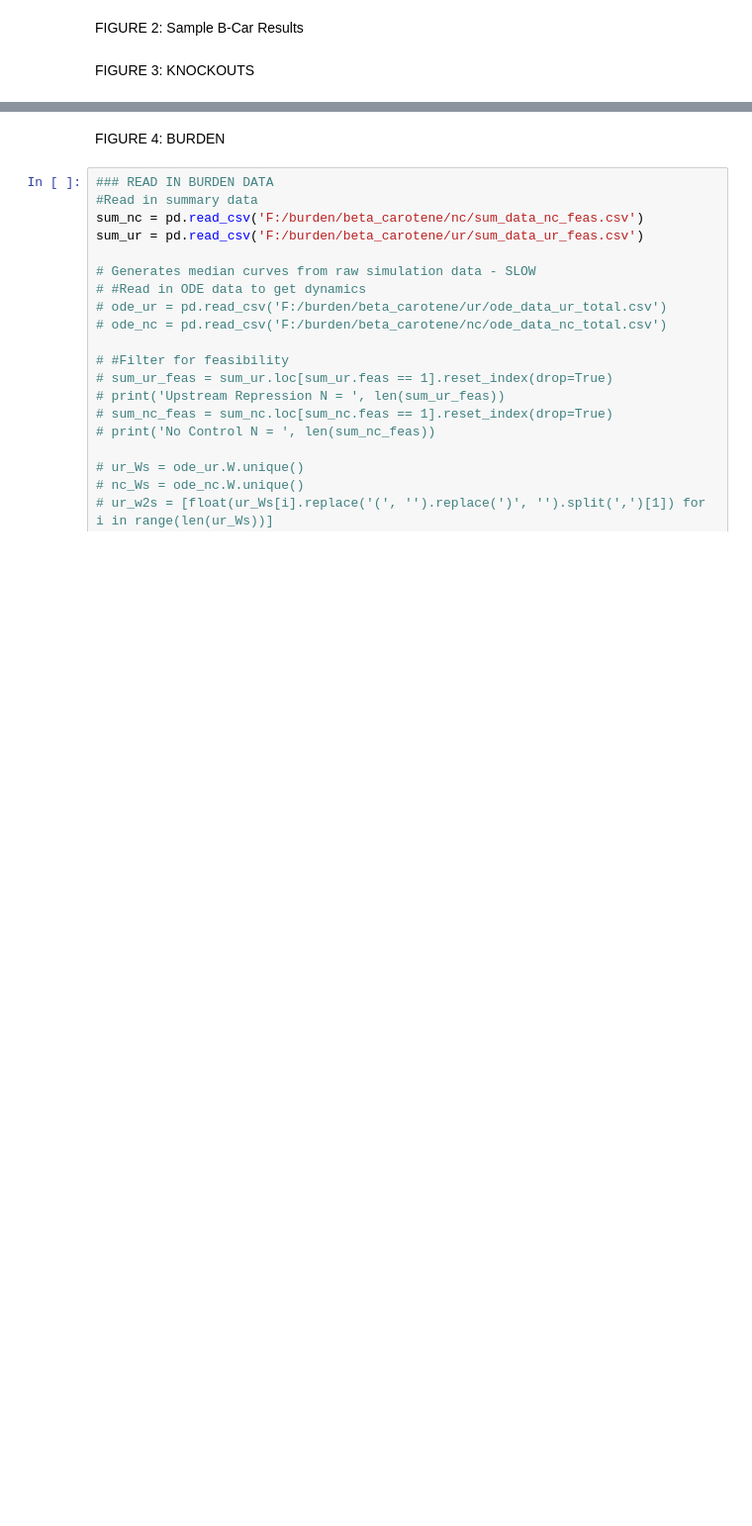
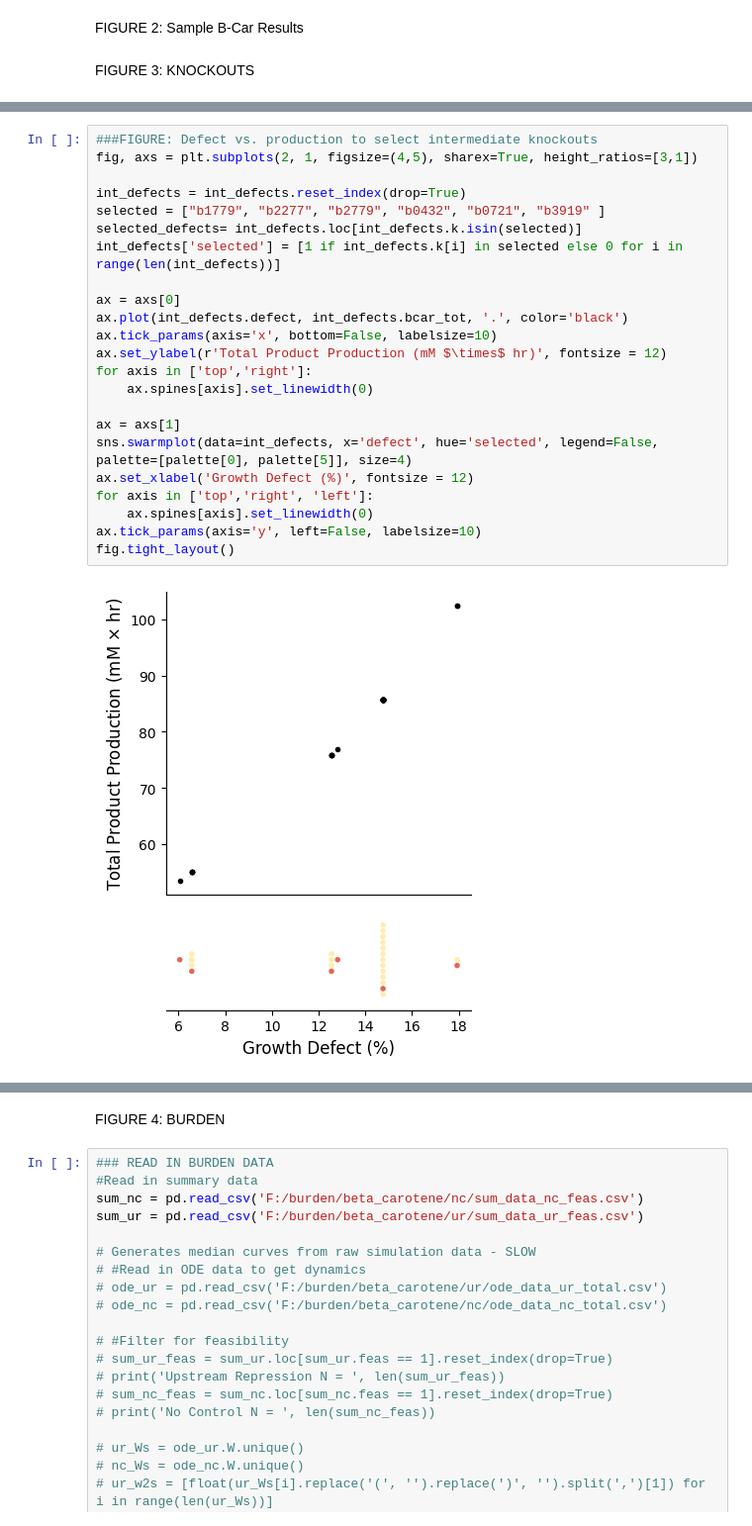
Before and after one commit to cjmerzbacher/joint-simulator, a Jupyter notebook: visualization/bcar_visualization.ipynb, the cells around one changed output, grey strips where cells are left out. Shown at 99% size. Cells and saved outputs as stored; diff of their text form; blank space fills up the shorter version.

```diff
--- a/visualization/bcar_visualization.ipynb
+++ b/visualization/bcar_visualization.ipynb
@@ -77,0 +122,25 @@ N = 30
+# %%
+###FIGURE: Defect vs. production to select intermediate knockouts
+fig, axs = plt.subplots(2, 1, figsize=(4,5), sharex=True, height_ratios=[3,1])
+
+int_defects = int_defects.reset_index(drop=True)
+selected = ["b1779", "b2277", "b2779", "b0432", "b0721", "b3919" ]
+selected_defects= int_defects.loc[int_defects.k.isin(selected)]
+int_defects['selected'] = [1 if int_defects.k[i] in selected else 0 for i in range(len(int_defects))]
+
+ax = axs[0]
+ax.plot(int_defects.defect, int_defects.bcar_tot, '.', color='black')
+ax.tick_params(axis='x', bottom=False, labelsize=10)
+ax.set_ylabel(r'Total Product Production (mM $\times$ hr)', fontsize = 12)
+for axis in ['top','right']:
+    ax.spines[axis].set_linewidth(0)
+
+ax = axs[1]
+sns.swarmplot(data=int_defects, x='defect', hue='selected', legend=False, palette=[palette[0], palette[5]], size=4)
+ax.set_xlabel('Growth Defect (%)', fontsize = 12)
+for axis in ['top','right', 'left']:
+    ax.spines[axis].set_linewidth(0)
+ax.tick_params(axis='y', left=False, labelsize=10)
+fig.tight_layout()
+# %% [output]
+[figure, added]
```
Also changed, not shown: parts of 11 cells of this notebook, 1 other file.
